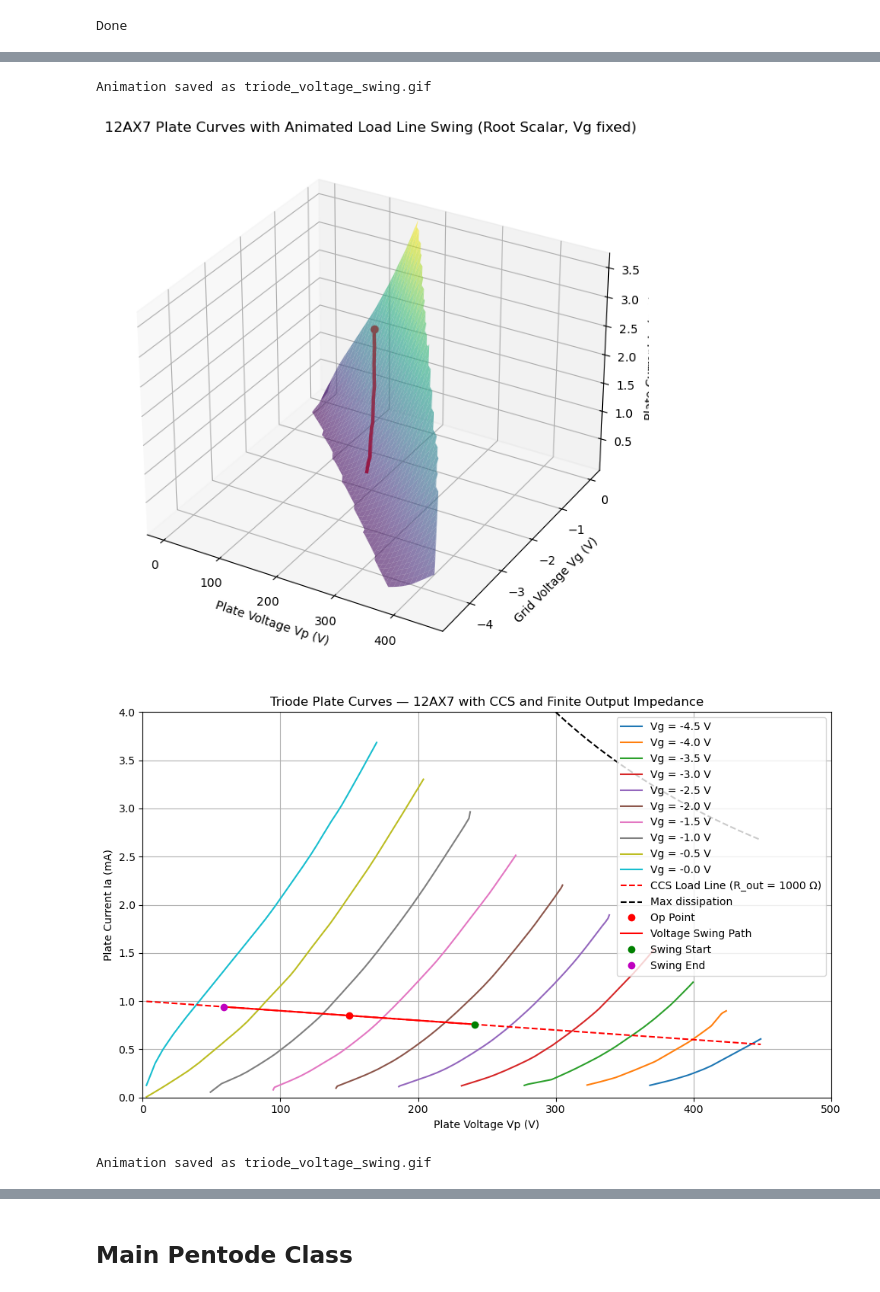
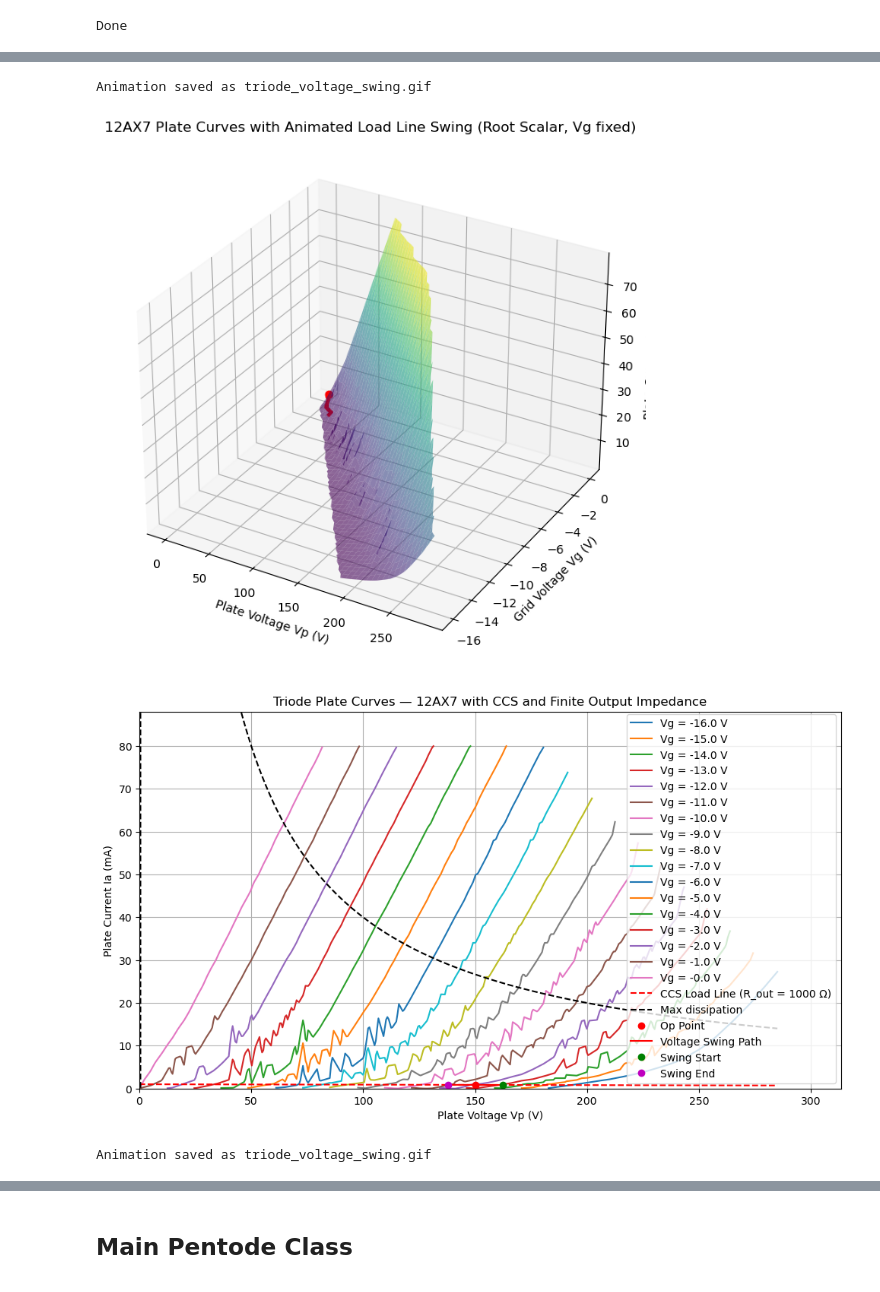
Before and after one commit to tiedyefreak22/Dual-Mono-Amp-Design, a Jupyter notebook: Triode_Pentode_Plate_Curves3.ipynb, the cells around one changed output, grey strips where cells are left out. Drawn from its saved outputs; the diff is of its cells as text; code cells hidden in the pictures.

```diff
--- a/Triode_Pentode_Plate_Curves3.ipynb
+++ b/Triode_Pentode_Plate_Curves3.ipynb
@@ -12,10 +12,12 @@ import pandas as pd
 
 # Define Triode class
 class Triode:
-    def __init__(self, Vp_data, Ia_data, Vg_data):
+    def __init__(self, Vp_data, Ia_data, Vg_data, max_diss):
         self.Vp_data = Vp_data
         self.Ia_data = Ia_data
         self.Vg_data = Vg_data
+        self.max_diss = max_diss
+
     def three_D_manifold(self):
         # Step 2: Create interpolation grid
         self.Vp_grid, self.Vg_grid = np.meshgrid(
@@ -30,6 +32,7 @@ class Triode:
             xi=(self.Vp_grid, self.Vg_grid),
             method='linear'  # can try 'linear' or 'nearest' if sparse
         )
+
     def plot_three_D_manifold(self):
         # Step 4: Plot the surface
         fig = plt.figure(figsize=(10, 10))
@@ -83,8 +86,7 @@ class Triode:
         plt.plot(pseudo_Vp_op, self.plate_current, color='red', marker='o', linestyle = "none", label = "Op Point")
 
         # Plot maximum dissipation
-        max_diss = 1.2 # Watts
-        plt.plot(Vp_query, [max_diss * 1000 / i for i in Vp_query], label = "Max dissipation", color='black', linestyle='--')
+        plt.plot(Vp_query, [self.max_diss * 1000 / i for i in Vp_query], label = "Max dissipation", color='black', linestyle='--')
 
         # Define swing
         Vg_swing = np.linspace(self.Vg - self.pk_pk / 2, self.Vg + self.pk_pk / 2, 100)
@@ -135,8 +137,8 @@ class Triode:
 
         plt.xlabel('Plate Voltage Vp (V)')
         plt.ylabel('Plate Current Ia (mA)')
-        plt.xlim([0, 500])
-        plt.ylim([0, 4])
+        plt.xlim([0, max(self.Vp_data) * 1.1])
+        plt.ylim([0, max(self.Ia_data) * 1.1])
         plt.title('Triode Plate Curves — 12AX7')
         plt.legend()
         plt.grid(True)
@@ -234,8 +236,7 @@ class Triode:
         plt.plot(Vp_query, load_line, 'r--', label=f"CCS Load Line (R_out = {int(self.output_impede)} Ω)")
 
         # Plot maximum dissipation
-        max_diss = 1.2 # Watts
-        plt.plot(Vp_query, [max_diss * 1000 / i for i in Vp_query], label = "Max dissipation", color='black', linestyle='--')
+        plt.plot(Vp_query, [self.max_diss * 1000 / i for i in Vp_query], label = "Max dissipation", color='black', linestyle='--')
 
         # Voltage swing
         Vg_swing = np.linspace(self.Vg - self.pk_pk / 2, self.Vg + self.pk_pk / 2, 100)
@@ -279,8 +280,8 @@ class Triode:
         plt.title("Triode Plate Curves — 12AX7 with CCS and Finite Output Impedance")
         plt.xlabel('Plate Voltage Vp (V)')
         plt.ylabel('Plate Current Ia (mA)')
-        plt.xlim([0, 500])
-        plt.ylim([0, 4])
+        plt.xlim([0, max(self.Vp_data) * 1.1])
+        plt.ylim([0, max(self.Ia_data) * 1.1])
 
         plt.legend()
         plt.grid(True)
@@ -332,8 +333,8 @@ print("Done")
 Done
 # %%
 # Load CSV data
-df = pd.read_csv("12AX7_plate_curves.csv")
-#df = pd.read_csv("sovtek-6h30pi_plate_curves_2.csv")
+#df = pd.read_csv("12AX7_plate_curves.csv")
+df = pd.read_csv("sovtek-6h30pi_plate_curves_2.csv")
 
 # Flip grid voltages negative (fix)
 df["Vg"] = -np.abs(df["Vg"])
@@ -346,11 +347,19 @@ Vp_data = np.array(Vp_data)
 Vg_data = np.array(Vg_data)
 Ia_data = np.array(Ia_data)
 
-triode = Triode(Vp_data, Ia_data, Vg_data)
+#triode = Triode(Vp_data, Ia_data, Vg_data, 1.2) # Dissipation for 12AX7
+triode = Triode(Vp_data, Ia_data, Vg_data, 4.0) # Dissipation for 6H30
+
 triode.three_D_manifold()
 triode.plot_three_D_manifold()
-triode.load_line(240, 1250, 1, 2, 80000) # plate_current in milliamps
+
+#triode.load_line(240, 1250, 1, 2, 80000) # Load line for 12AX7 plate_current in milliamps
+triode.load_line(240, 1250, 1, 2, 80000) # Load line for 6H30 plate_current in milliamps
+
 triode.plot_load_line()
-triode.ccs_load_line(150, 1, 2, 1000)
+
+#triode.ccs_load_line(150, 1, 2, 1000) # CCS load line for 12AX7
+triode.ccs_load_line(150, 1, 2, 1000) # CCS load line for 6H30
+
 triode.plot_ccs_load_line()
 # %% [output]
@@ -359,4 +368,4 @@ triode.plot_ccs_load_line()
 Animation saved as triode_voltage_swing.gif
-[figure, old version]
+[figure, new version]
-[figure, old version]
+[figure, new version]
 Animation saved as triode_voltage_swing.gif
```
Also changed, not shown: parts of 1 cell of this notebook, 3 other files.
